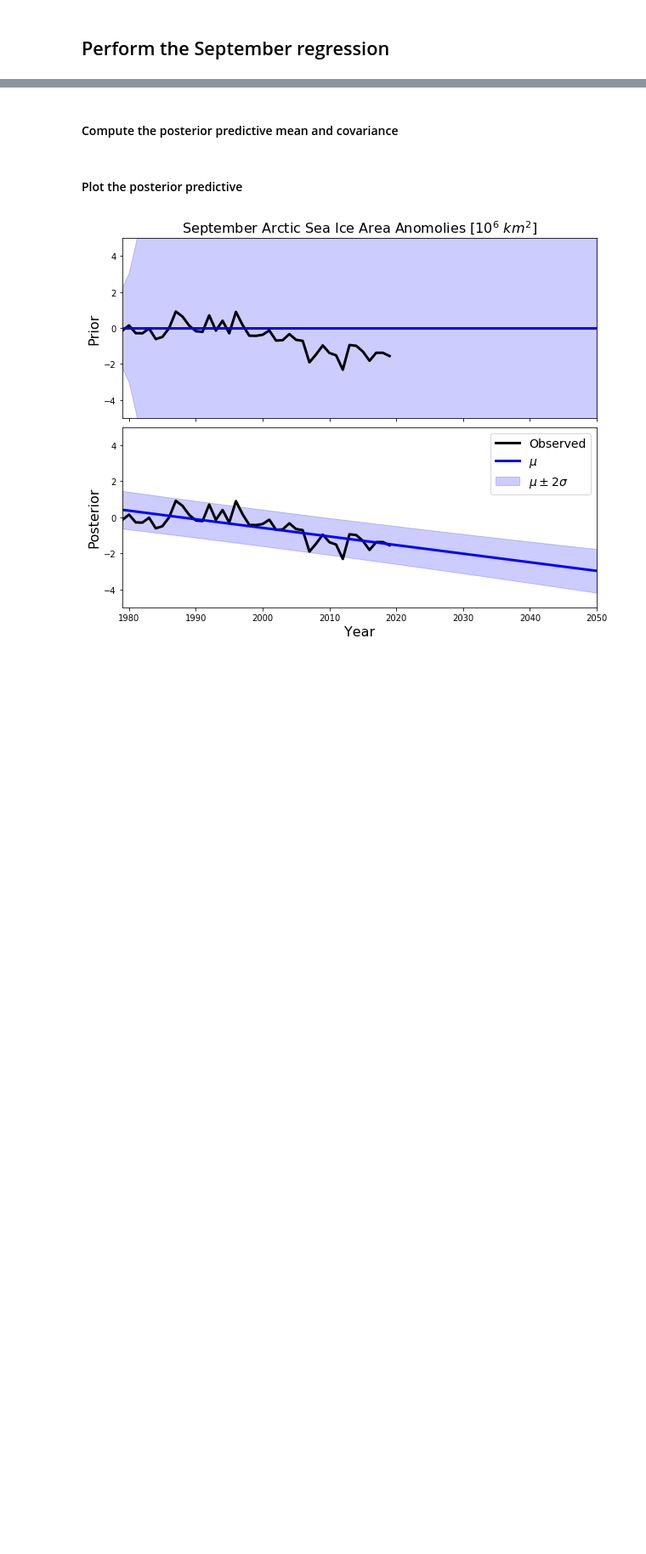
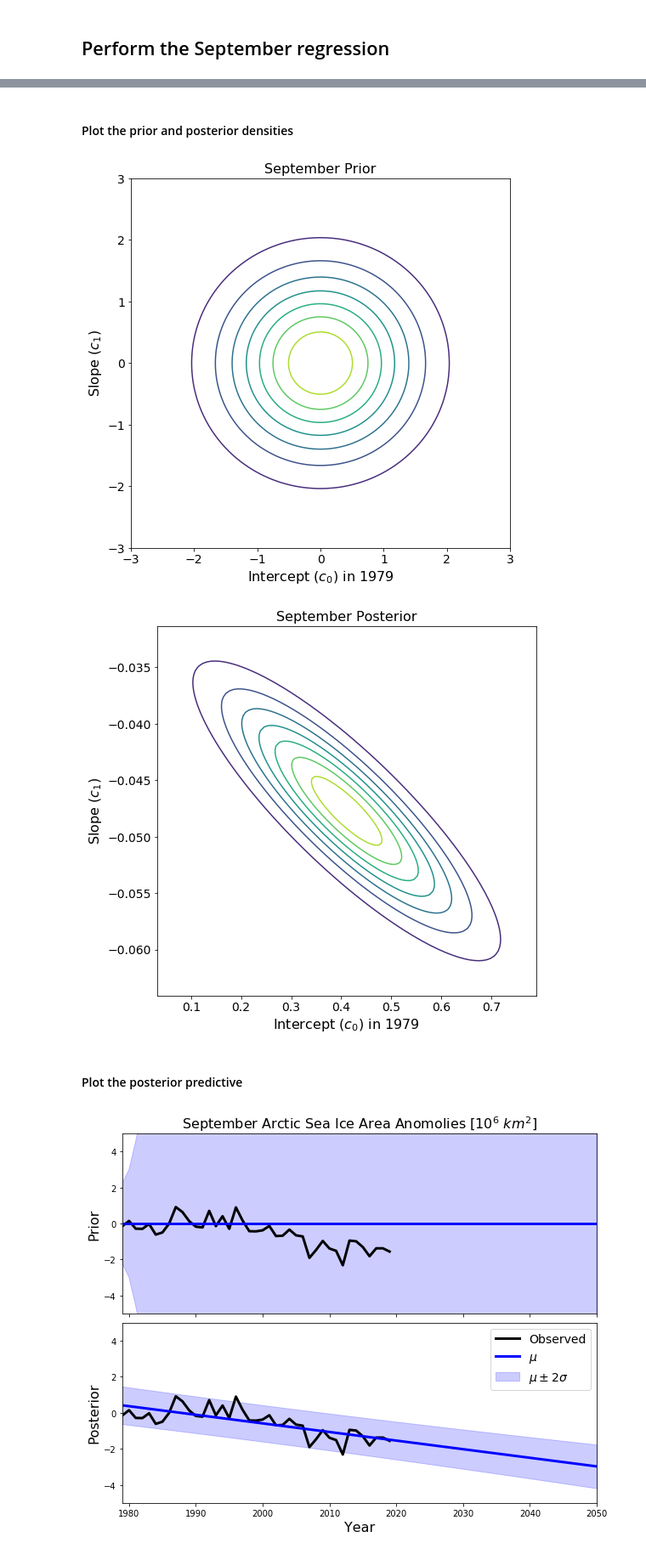
Before and after one commit to Ashleykjimenez/lecture14-code, a Jupyter notebook: ExtentRegression.ipynb, the cells around one changed output, grey strips where cells are left out. Shown at 85% size. Saved outputs shown, nothing was run; the diff lists cells and outputs as text; code cells hidden in the pictures; blank space fills up the shorter version.

```diff
--- a/ExtentRegression.ipynb
+++ b/ExtentRegression.ipynb
@@ -120,12 +127,51 @@ V_pred = CreateVandermonde(order, pred_years)
 prior_pred_mean = V_pred@sep_prior.GetMean()
 prior_pred_cov = V_pred@sep_prior.ApplyCovariance(V_pred.T) + obs_var*np.eye(pred_years.shape[0])
 prior_pred_std = np.sqrt(np.diag(prior_pred_cov))
-# %% [markdown]
-#### Compute the posterior predictive mean and covariance
 # %%
 pred_mean = V_pred@sep_post.GetMean()
 pred_cov = V_pred@sep_post.ApplyCovariance(V_pred.T) + obs_var*np.eye(pred_years.shape[0])
 pred_std = np.sqrt(np.diag(pred_cov))
+# %% [markdown]
+#### Plot the prior and posterior densities
+# %%
+x1_prior = np.linspace(-3,3,100)
+x2_prior = np.linspace(-3,3,100)
+sep_prior_pdf = np.zeros((x1_prior.shape[0], x2_prior.shape[0]))
+for i in range(x1_prior.shape[0]):
+    for j in range(x2_prior.shape[0]):
+       sep_prior_pdf[i,j] = sep_prior.LogDensity([x1_prior[i],x2_prior[j]])
+
+post_mu = sep_post.GetMean()
+post_cov = sep_post.GetCovariance()
+
+x1_post = np.linspace(post_mu[0]-2.5*np.sqrt(post_cov[0,0]),post_mu[0]+2.5*np.sqrt(post_cov[0,0]),100)
+x2_post = np.linspace(post_mu[1]-2.5*np.sqrt(post_cov[1,1]),post_mu[1]+2.5*np.sqrt(post_cov[1,1]),100)
+sep_post_pdf = np.zeros((x1_post.shape[0], x2_post.shape[0]))
+for i in range(x1_post.shape[0]):
+    for j in range(x2_post.shape[0]):
+        sep_post_pdf[i,j] = sep_post.LogDensity([x1_post[i],x2_post[j]])
+
+plt.figure(figsize=(8,8))
+plt.contour(x1_prior,x2_prior,np.exp(sep_prior_pdf))
+plt.xticks(fontsize=14)
+plt.yticks(fontsize=14)
+plt.title('September Prior',fontsize=16)
+plt.xlabel('Intercept ($c_0$) in 1979',fontsize=16)
+plt.ylabel('Slope ($c_1$)',fontsize=16)
+plt.savefig('SeptemberPrior.png')
+
+plt.figure(figsize=(8,8))
+plt.contour(x1_post,x2_post,np.exp(sep_post_pdf))
+plt.xticks(fontsize=14)
+plt.yticks(fontsize=14)
+plt.title('September Posterior',fontsize=16)
+plt.xlabel('Intercept ($c_0$) in 1979',fontsize=16)
+plt.ylabel('Slope ($c_1$)',fontsize=16)
+plt.savefig('SeptemberPost.png')
+plt.show()
+# %% [output]
+[figure, added]
+[figure, added]
 # %% [markdown]
 #### Plot the posterior predictive
 # %%
```
Also changed, not shown: parts of 28 cells of this notebook.
